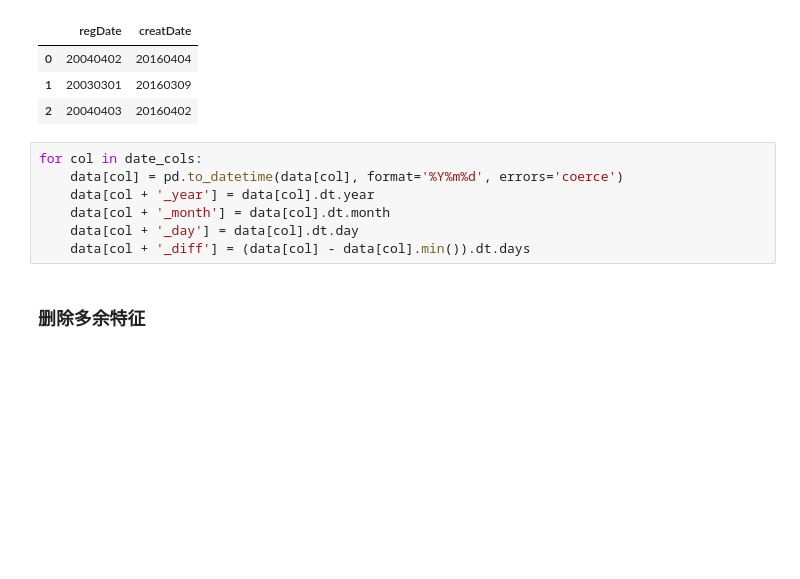
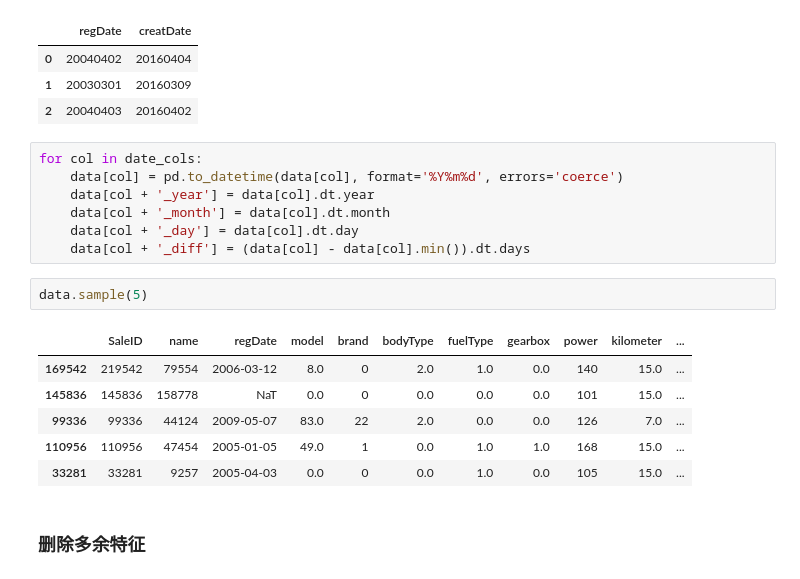
Before and after one commit to Emjingown/BI_Learning, a Jupyter notebook: homework/智慧物流：订单配送规划/Week1作业/二手车交易价格预测.ipynb, the cells around one changed output. Drawn from its saved outputs; the diff is of its cells as text; blank space fills up the shorter version.

```diff
--- a/homework/智慧物流：订单配送规划/Week1作业/二手车交易价格预测.ipynb
+++ b/homework/智慧物流：订单配送规划/Week1作业/二手车交易价格预测.ipynb
@@ -131,6 +131,15 @@ for col in date_cols:
     data[col + '_month'] = data[col].dt.month
     data[col + '_day'] = data[col].dt.day
     data[col + '_diff'] = (data[col] - data[col].min()).dt.days
+# %%
+data.sample(5)
+# %% [output]
+|  | SaleID | name | regDate | model | brand | bodyType | fuelType | gearbox | power | kilometer | ... |
+| 169542 | 219542 | 79554 | 2006-03-12 | 8.0 | 0 | 2.0 | 1.0 | 0.0 | 140 | 15.0 | ... |
+| 145836 | 145836 | 158778 | NaT | 0.0 | 0 | 0.0 | 0.0 | 0.0 | 101 | 15.0 | ... |
+| 99336 | 99336 | 44124 | 2009-05-07 | 83.0 | 22 | 2.0 | 0.0 | 0.0 | 126 | 7.0 | ... |
+| 110956 | 110956 | 47454 | 2005-01-05 | 49.0 | 1 | 0.0 | 1.0 | 1.0 | 168 | 15.0 | ... |
+| 33281 | 33281 | 9257 | 2005-04-03 | 0.0 | 0 | 0.0 | 1.0 | 0.0 | 105 | 15.0 | ... |
 # %% [markdown]
 ### 删除多余特征
 # %%
```
Also changed, not shown: parts of 16 cells of this notebook.
